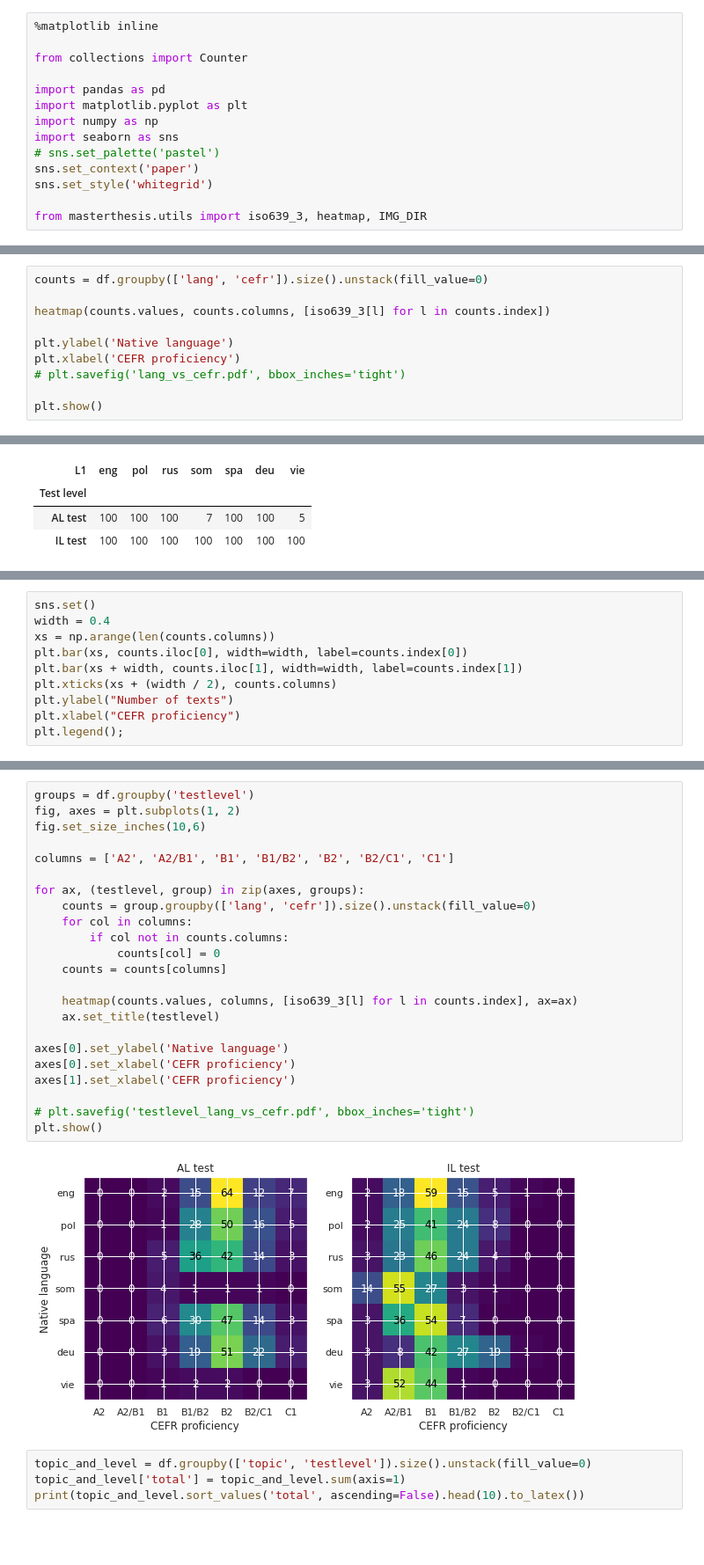
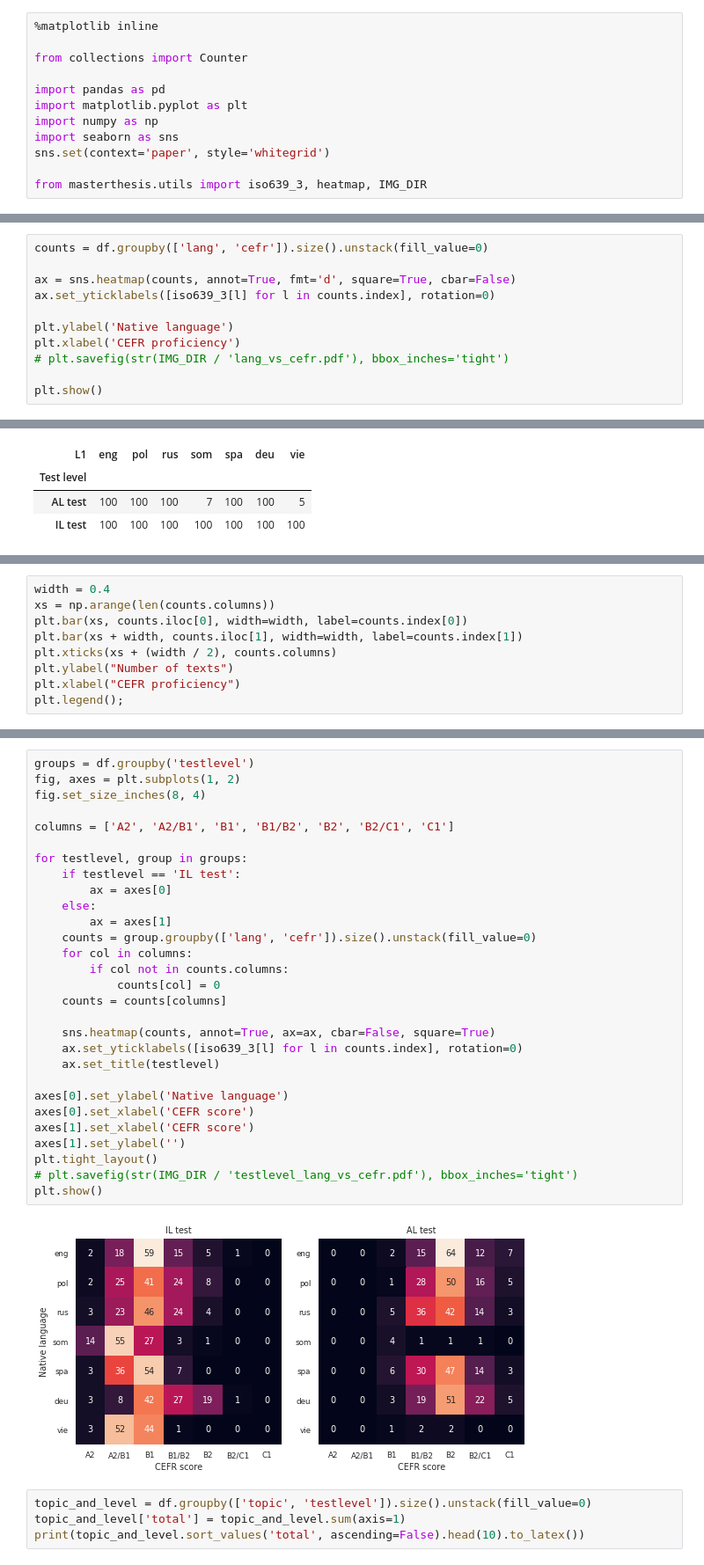
Before and after one commit to PhyloStar/NorskASK, a Jupyter notebook: notebooks/Analyze metadata.ipynb, the cells around one changed output, grey strips where cells are left out. Shown at 88% size. Saved outputs shown, nothing was run; the diff lists cells and outputs as text; blank space fills up the shorter version.

```diff
--- a/notebooks/Analyze metadata.ipynb
+++ b/notebooks/Analyze metadata.ipynb
@@ -7,9 +7,7 @@ import pandas as pd
 import matplotlib.pyplot as plt
 import numpy as np
 import seaborn as sns
-# sns.set_palette('pastel')
-sns.set_context('paper')
-sns.set_style('whitegrid')
+sns.set(context='paper', style='whitegrid')
 
 from masterthesis.utils import iso639_3, heatmap, IMG_DIR
 # %%
@@ -33,11 +31,12 @@ df.testlevel.replace(['Språkprøven', 'Høyere nivå'], ['IL test', 'AL test'],
 # %%
 counts = df.groupby(['lang', 'cefr']).size().unstack(fill_value=0)
 
-heatmap(counts.values, counts.columns, [iso639_3[l] for l in counts.index])
+ax = sns.heatmap(counts, annot=True, fmt='d', square=True, cbar=False)
+ax.set_yticklabels([iso639_3[l] for l in counts.index], rotation=0)
 
 plt.ylabel('Native language')
 plt.xlabel('CEFR proficiency')
-# plt.savefig('lang_vs_cefr.pdf', bbox_inches='tight')
+# plt.savefig(str(IMG_DIR / 'lang_vs_cefr.pdf'), bbox_inches='tight')
 
 plt.show()
 # %% [output]
@@ -65,5 +64,4 @@ plt.xlabel('CEFR proficiency');
 # %%
-sns.set()
 width = 0.4
 xs = np.arange(len(counts.columns))
 plt.bar(xs, counts.iloc[0], width=width, label=counts.index[0])
@@ -77,28 +75,34 @@ plt.legend();
 # %%
 groups = df.groupby('testlevel')
 fig, axes = plt.subplots(1, 2)
-fig.set_size_inches(10,6)
+fig.set_size_inches(8, 4)
 
 columns = ['A2', 'A2/B1', 'B1', 'B1/B2', 'B2', 'B2/C1', 'C1']
 
-for ax, (testlevel, group) in zip(axes, groups):
+for testlevel, group in groups:
+    if testlevel == 'IL test':
+        ax = axes[0]
+    else:
+        ax = axes[1]
     counts = group.groupby(['lang', 'cefr']).size().unstack(fill_value=0)
     for col in columns:
         if col not in counts.columns:
             counts[col] = 0
     counts = counts[columns]
 
-    heatmap(counts.values, columns, [iso639_3[l] for l in counts.index], ax=ax)
+    sns.heatmap(counts, annot=True, ax=ax, cbar=False, square=True)
+    ax.set_yticklabels([iso639_3[l] for l in counts.index], rotation=0)
     ax.set_title(testlevel)
 
 axes[0].set_ylabel('Native language')
-axes[0].set_xlabel('CEFR proficiency')
-axes[1].set_xlabel('CEFR proficiency')
-
-# plt.savefig('testlevel_lang_vs_cefr.pdf', bbox_inches='tight')
+axes[0].set_xlabel('CEFR score')
+axes[1].set_xlabel('CEFR score')
+axes[1].set_ylabel('')
+plt.tight_layout()
+# plt.savefig(str(IMG_DIR / 'testlevel_lang_vs_cefr.pdf'), bbox_inches='tight')
 plt.show()
 # %% [output]
-[figure, old version]
+[figure, new version]
 # %%
 topic_and_level = df.groupby(['topic', 'testlevel']).size().unstack(fill_value=0)
 topic_and_level['total'] = topic_and_level.sum(axis=1)
```
Also changed, not shown: parts of 7 cells of this notebook, 8 other files.
